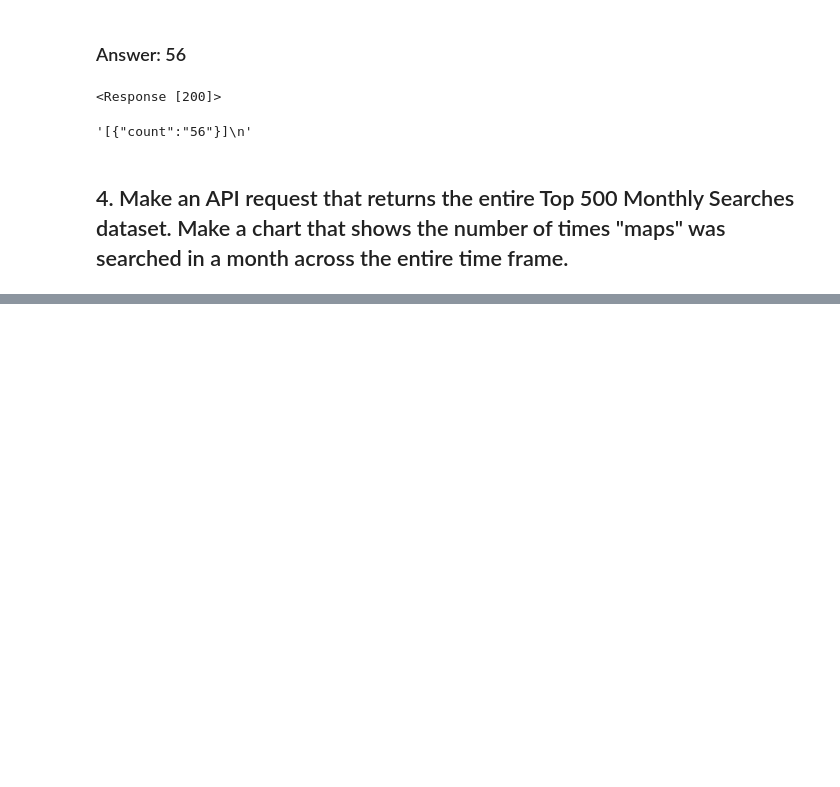
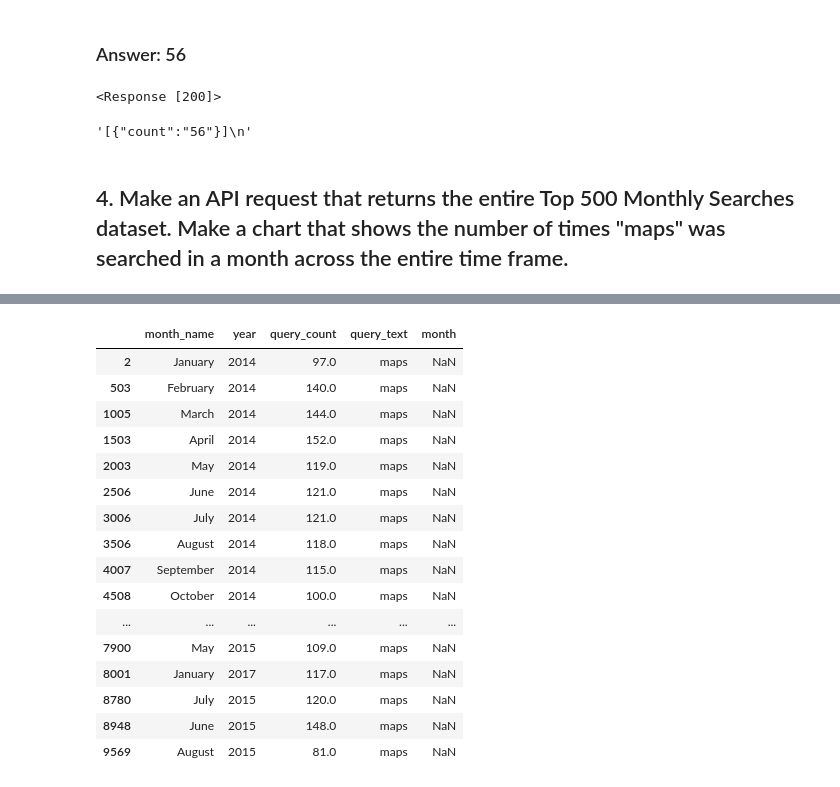
Before and after one commit to NSS-Data-Analytics-Cohort-6/socrata-api-abigailasper, a Jupyter notebook: notebooks/socrata_api.ipynb, the cells around one changed output, grey strips where cells are left out. Drawn from its saved outputs; the diff is of its cells as text; code cells hidden in the pictures; blank space fills up the shorter version.

```diff
--- a/notebooks/socrata_api.ipynb
+++ b/notebooks/socrata_api.ipynb
@@ -96,0 +143,21 @@ code100.text
+# %%
+maps = response[response.query_text == 'maps']
+maps.head(20)
+# %% [output]
+|  | month_name | year | query_count | query_text | month |
+| 2 | January | 2014 | 97.0 | maps | NaN |
+| 503 | February | 2014 | 140.0 | maps | NaN |
+| 1005 | March | 2014 | 144.0 | maps | NaN |
+| 1503 | April | 2014 | 152.0 | maps | NaN |
+| 2003 | May | 2014 | 119.0 | maps | NaN |
+| 2506 | June | 2014 | 121.0 | maps | NaN |
+| 3006 | July | 2014 | 121.0 | maps | NaN |
+| 3506 | August | 2014 | 118.0 | maps | NaN |
+| 4007 | September | 2014 | 115.0 | maps | NaN |
+| 4508 | October | 2014 | 100.0 | maps | NaN |
+| ... | ... | ... | ... | ... | ... |
+| 7900 | May | 2015 | 109.0 | maps | NaN |
+| 8001 | January | 2017 | 117.0 | maps | NaN |
+| 8780 | July | 2015 | 120.0 | maps | NaN |
+| 8948 | June | 2015 | 148.0 | maps | NaN |
+| 9569 | August | 2015 | 81.0 | maps | NaN |
```
Also changed, not shown: parts of 18 cells of this notebook.
